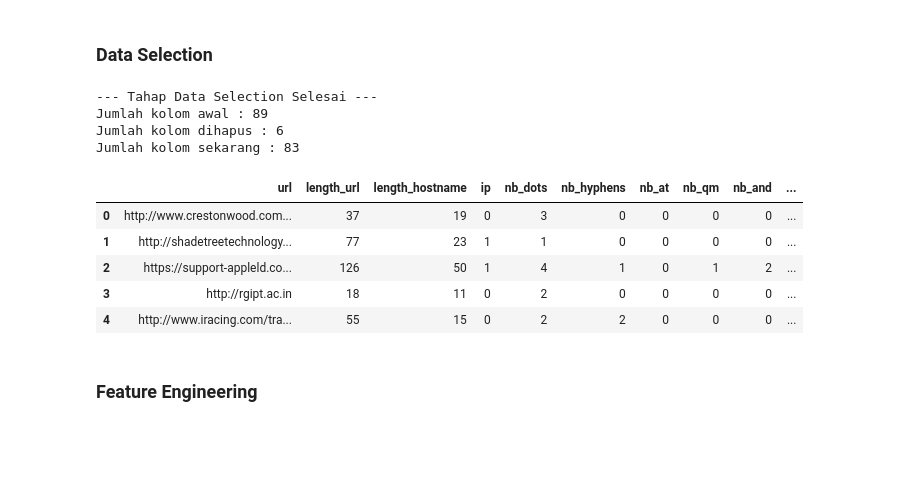
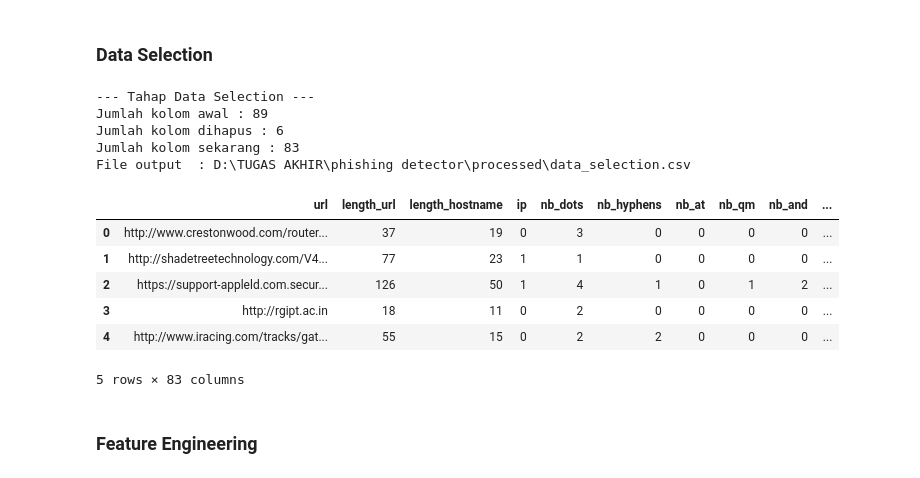
Before and after one commit to rubenmartogi/Phishing-Website-Detection-using-XGBoost-and-RFM, a Jupyter notebook: implementasi.ipynb, the cells around one changed output. Saved outputs shown, nothing was run; the diff lists cells and outputs as text; code cells hidden in the pictures; blank space fills up the shorter version.

```diff
--- a/implementasi.ipynb
+++ b/implementasi.ipynb
@@ -133,39 +142,48 @@ plt.show()
 # %% [markdown]
 ### Data Selection
 # %%
+file_path = r'D:\TUGAS AKHIR\phishing detector\dataset\dataset_phishing.csv'
+df = pd.read_csv(file_path)
+
 # List kolom yang tidak digunakan
 kolom_yang_dihapus = [
     'nb_or',
     'ratio_nullHyperlinks',
     'ratio_intRedirection',
     'ratio_intErrors',
     'submit_email',
     'sfh'
 ]
 
 # Melakukan drop column
-# errors='ignore' digunakan agar kode tidak berhenti jika nama kolom ada yang sedikit berbeda (huruf besar/kecil)
 df_selected = df.drop(columns=kolom_yang_dihapus, errors='ignore')
 
+# Menyimpan hasil ke file CSV baru
+output_path = r'D:\TUGAS AKHIR\phishing detector\processed\data_selection.csv'
+df_selected.to_csv(output_path, index=False)
+
 # Menampilkan informasi dataset setelah seleksi
-print("--- Tahap Data Selection Selesai ---")
+print("--- Tahap Data Selection ---")
 print(f"Jumlah kolom awal : {df.shape[1]}")
 print(f"Jumlah kolom dihapus : {len(kolom_yang_dihapus)}")
 print(f"Jumlah kolom sekarang : {df_selected.shape[1]}")
+print(f"File output  : {output_path}")
 
 # Menampilkan 5 baris pertama dataset hasil seleksi
 display(df_selected.head())
 # %% [output]
---- Tahap Data Selection Selesai ---
+--- Tahap Data Selection ---
 Jumlah kolom awal : 89
 Jumlah kolom dihapus : 6
 Jumlah kolom sekarang : 83
+File output  : D:\TUGAS AKHIR\phishing detector\processed\data_selection.csv
 |  | url | length_url | length_hostname | ip | nb_dots | nb_hyphens | nb_at | nb_qm | nb_and | ... |
-| 0 | http://www.crestonwood.com... | 37 | 19 | 0 | 3 | 0 | 0 | 0 | 0 | ... |
-| 1 | http://shadetreetechnology... | 77 | 23 | 1 | 1 | 0 | 0 | 0 | 0 | ... |
-| 2 | https://support-appleld.co... | 126 | 50 | 1 | 4 | 1 | 0 | 1 | 2 | ... |
+| 0 | http://www.crestonwood.com/router... | 37 | 19 | 0 | 3 | 0 | 0 | 0 | 0 | ... |
+| 1 | http://shadetreetechnology.com/V4... | 77 | 23 | 1 | 1 | 0 | 0 | 0 | 0 | ... |
+| 2 | https://support-appleld.com.secur... | 126 | 50 | 1 | 4 | 1 | 0 | 1 | 2 | ... |
 | 3 | http://rgipt.ac.in | 18 | 11 | 0 | 2 | 0 | 0 | 0 | 0 | ... |
-| 4 | http://www.iracing.com/tra... | 55 | 15 | 0 | 2 | 2 | 0 | 0 | 0 | ... |
+| 4 | http://www.iracing.com/tracks/gat... | 55 | 15 | 0 | 2 | 2 | 0 | 0 | 0 | ... |
+5 rows × 83 columns
 # %% [markdown]
 ### Feature Engineering
 # %%
```
Also changed, not shown: parts of 10 cells of this notebook.
